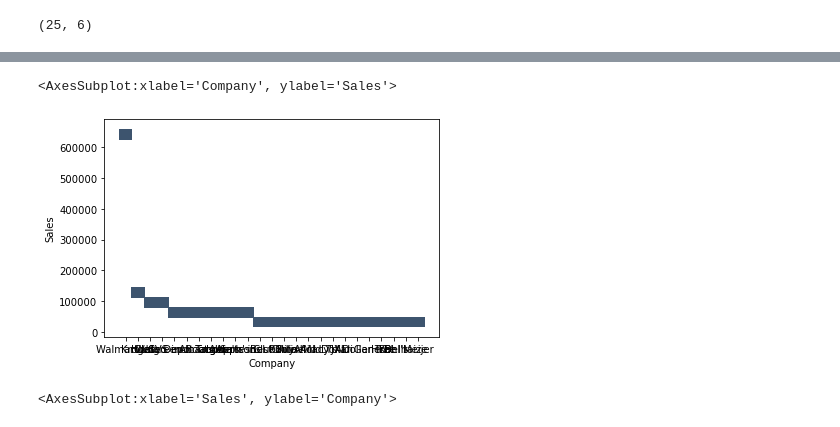
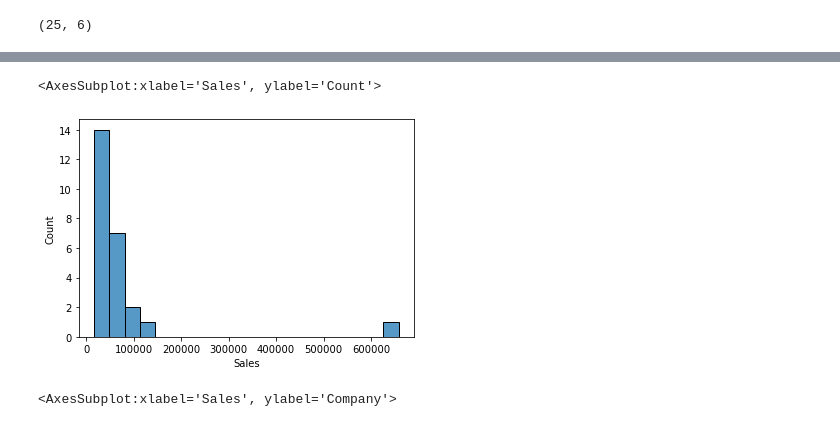
Before and after one commit to LuisReyes98/platzi-datacademy-proyecto, a Jupyter notebook: proyecto_datacademy.ipynb, the cells around one changed output, grey strips where cells are left out. Saved outputs shown, nothing was run; the diff lists cells and outputs as text; code cells hidden in the pictures.

```diff
--- a/proyecto_datacademy.ipynb
+++ b/proyecto_datacademy.ipynb
@@ -76,12 +94,10 @@ df.shape
 # %%
 sns.histplot(
-  data=df,
-  y='Sales',
-  x='Company',
+    data=df['Sales'],
 )
 # %% [output]
-<AxesSubplot:xlabel='Company', ylabel='Sales'>
+<AxesSubplot:xlabel='Sales', ylabel='Count'>
-[figure, old version]
+[figure, new version]
 # %%
 sns.scatterplot(
   data=df,
```
Also changed, not shown: parts of 19 cells of this notebook.
